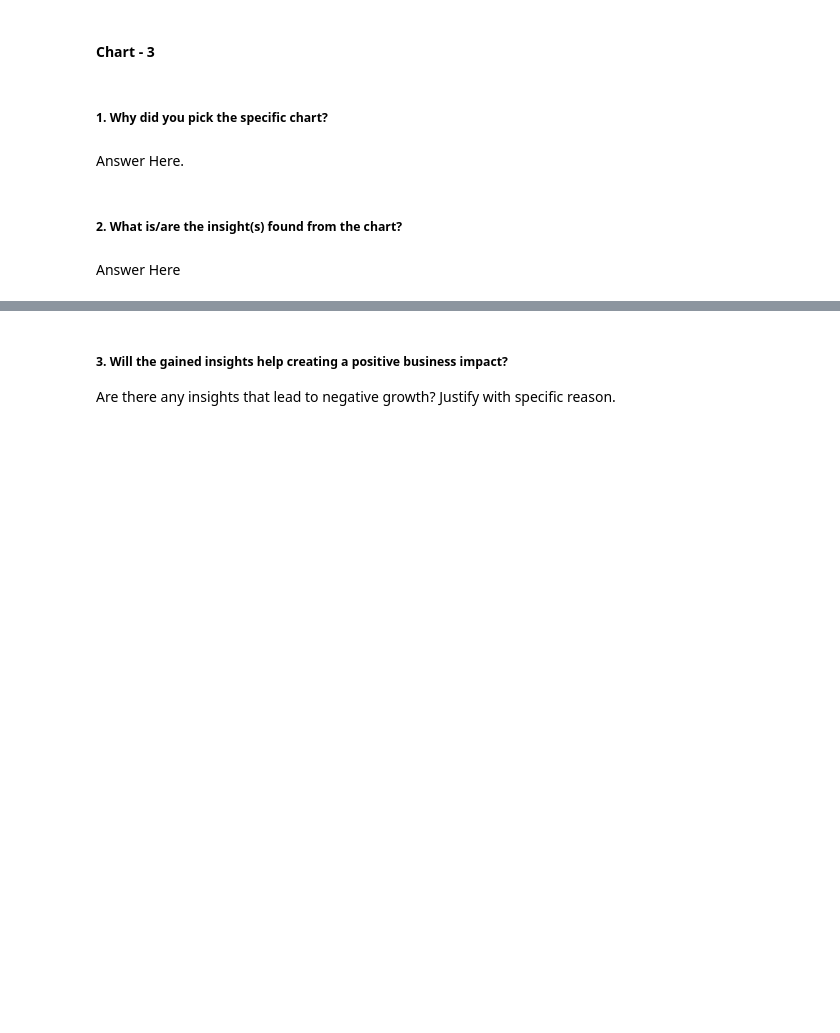
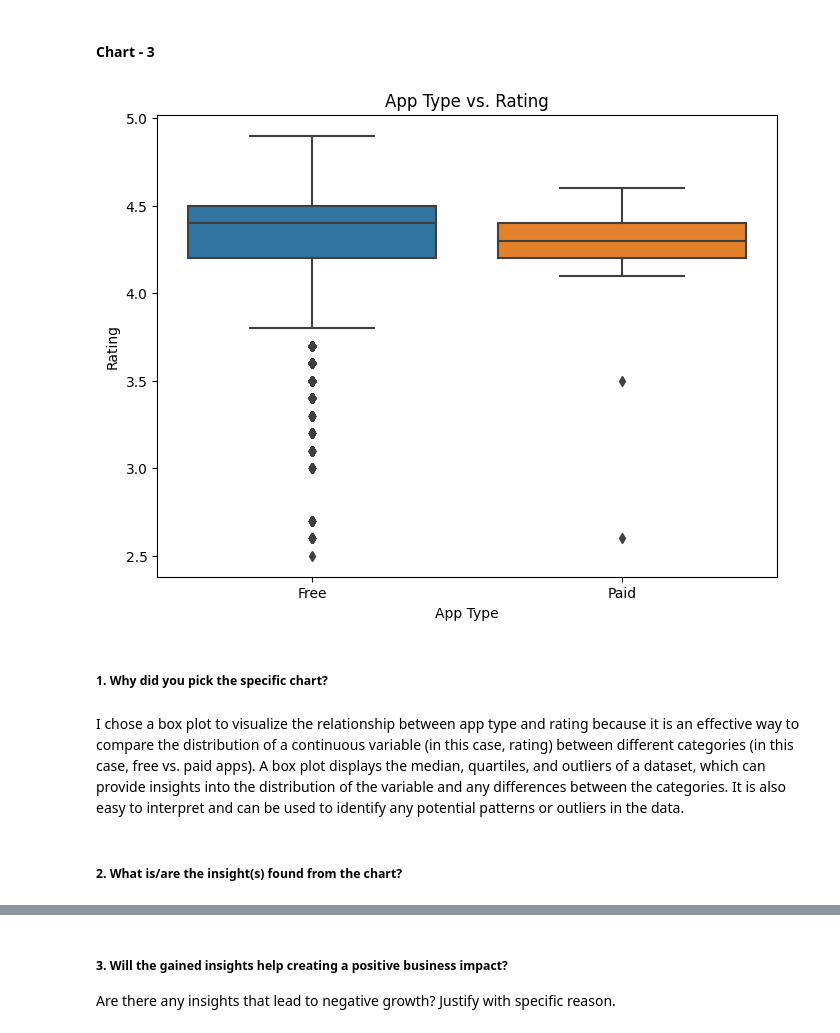
Before and after one commit to Mostaqul143/Playstore-App-Review-Analysis, a Jupyter notebook: EDA Submission Template.ipynb, the cells around one changed output, grey strips where cells are left out. Drawn from its saved outputs; the diff is of its cells as text; code cells hidden in the pictures; blank space fills up the shorter version.

```diff
--- a/EDA Submission Template.ipynb
+++ b/EDA Submission Template.ipynb
@@ -399,8 +442,17 @@ Answer Here
+# %%
+# Relationship between App type and Rating By Boyplot
+
+plt.figure(figsize=(8,6))
+sns.boxplot(x='Type', y='Rating', data=df)
+plt.title('App Type vs. Rating')
+plt.xlabel('App Type')
+plt.ylabel('Rating')
+plt.show()
+# %% [output]
+[figure, added]
 # %% [markdown]
 ##### 1. Why did you pick the specific chart?
-# %% [markdown]
-Answer Here.
+# %% [markdown]
+I chose a box plot to visualize the relationship between app type and rating because it is an effective way to compare the distribution of a continuous variable (in this case, rating) between different categories (in this case, free vs. paid apps). A box plot displays the median, quartiles, and outliers of a dataset, which can provide insights into the distribution of the variable and any differences between the categories. It is also easy to interpret and can be used to identify any potential patterns or outliers in the data.
 # %% [markdown]
 ##### 2. What is/are the insight(s) found from the chart?
-# %% [markdown]
-Answer Here
```
Also changed, not shown: parts of 117 cells of this notebook.
